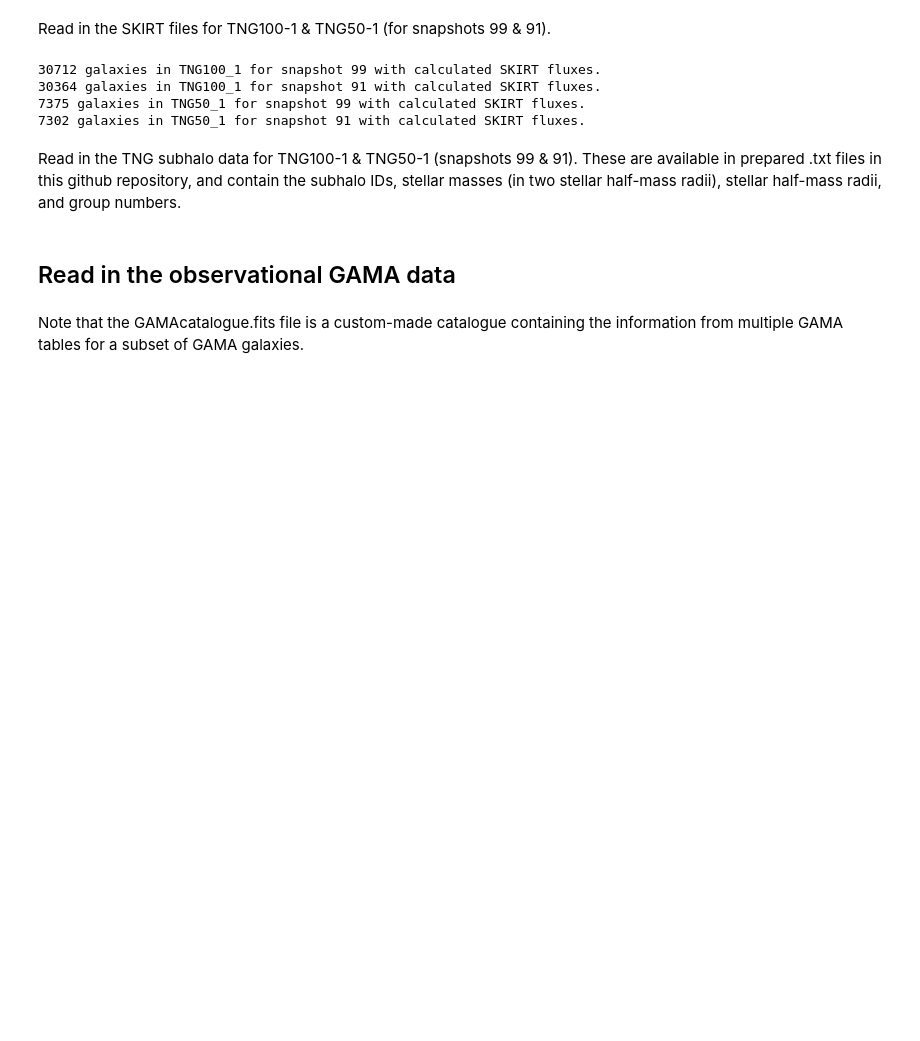
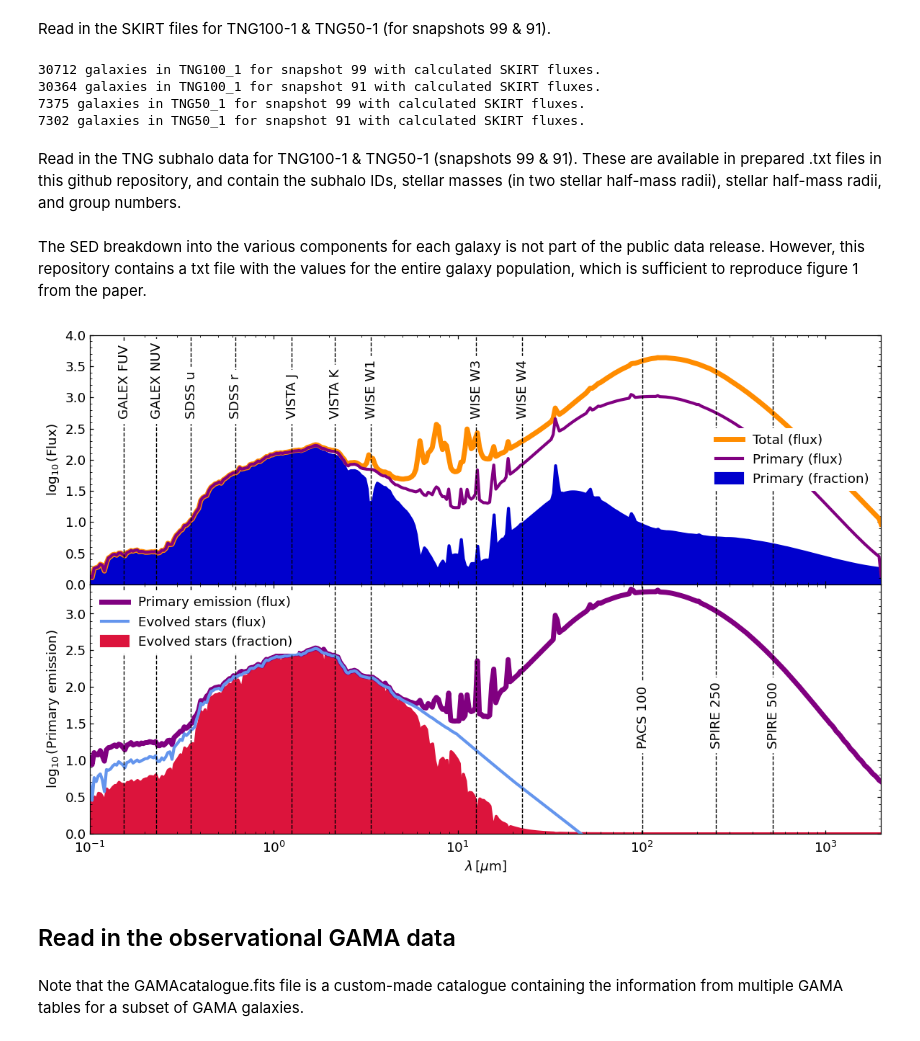
Before and after one commit to andreagebek/TNG100colors, a Jupyter notebook: analysis.ipynb, the cells around one changed output. Drawn from its saved outputs; the diff is of its cells as text; code cells hidden in the pictures; blank space fills up the shorter version.

Commit message:
Added SED breakdown plot

```diff
--- a/analysis.ipynb
+++ b/analysis.ipynb
@@ -148,6 +148,81 @@ for sim in ['TNG100_1', 'TNG50_1']:
         MstarInRad_TNG[sim + '_' + snapshot] = subhaloCat[:, 1] # In solar masses
         Rstar_TNG[sim + '_' + snapshot] = subhaloCat[:, 2] # In kpc
         GrNr_TNG[sim + '_' + snapshot] = subhaloCat[:, 3] # Group number
+# %% [markdown]
+The SED breakdown into the various components for each galaxy is not part of the public data release. However, this repository contains a txt file with the values for the entire galaxy population, which is sufficient to reproduce figure 1 from the paper.
+# %%
+wavelength, SED_total, SED_primary, SED_primaryEmission, SED_evolvedStars = np.loadtxt('simulationData/SEDbreakdown.txt', unpack = True)
+
+# Arbitrary normalizations to make the plot look nice
+normalization_0 = 80.
+normalization_1 = 2e24
+
+fig, axes = plt.subplots(figsize = (12., 8.), nrows = 2, ncols = 1)
+
+axes[0].plot(wavelength, np.log10(SED_total / normalization_0), color = 'darkorange', linewidth = 5., label = 'Total (flux)')
+axes[0].plot(wavelength, np.log10(SED_primary / normalization_0), color = 'purple', linewidth = 3., label = 'Primary (flux)')
+axes[0].fill_between(wavelength, SED_primary / SED_total * np.log10(SED_total / normalization_0),
+                     color = 'mediumblue', linewidth = 3., label = 'Primary (fraction)')
+
+
+lg0 = axes[0].legend(loc = 'center right')
+lg0.get_frame().set_linewidth(0.0)
+lg0.get_frame().set_alpha(None)
+
+
+axes[1].plot(wavelength, np.log10(SED_primaryEmission / normalization_1), color = 'purple', linewidth = 5., label = 'Primary emission (flux)')
+with np.errstate(divide = 'ignore'):
+    axes[1].plot(wavelength, np.log10(SED_evolvedStars / normalization_1), color = 'cornflowerblue', linewidth = 3., label = 'Evolved stars (flux)')
+axes[1].fill_between(wavelength, SED_evolvedStars / SED_primaryEmission * np.log10(SED_primaryEmission / normalization_1),
+                     color = 'crimson', linewidth = 3., label = 'Evolved stars (fraction)')
+
+lg1 = axes[1].legend(loc = 'upper left')
+lg1.get_frame().set_linewidth(0.0)
+lg1.get_frame().set_alpha(None)
+
+pivotWavelengths_figure1 = {'GALEX_FUV': 0.15351, 'GALEX_NUV': 0.23008, 'SDSS_u': 0.35565, 'SDSS_r': 0.61755,
+'VISTA_J': 1.2525, 'VISTA_K': 2.1522, 'WISE_W1': 3.3897, 'WISE_W3': 12.568, 'WISE_W4': 22.314,
+'PACS_100': 100.8, 'SPIRE_250': 252.55, 'SPIRE_500': 515.36}
+
+labels = {'GALEX_FUV': 'GALEX FUV', 'GALEX_NUV': 'GALEX NUV', 'SDSS_u': 'SDSS u', 'SDSS_r': 'SDSS r',
+          'VISTA_J': 'VISTA J', 'VISTA_K': 'VISTA K', 'WISE_W1': 'WISE W1', 'WISE_W3': 'WISE W3',
+          'WISE_W4': 'WISE W4', 'PACS_100': 'PACS 100', 'SPIRE_250': 'SPIRE 250', 'SPIRE_500': 'SPIRE 500'}
+
+axes[0].vlines(pivotWavelengths_figure1.values(), ymin = 0., ymax = 4., color = 'black', linewidth = 1., linestyle = '--')
+axes[1].vlines(pivotWavelengths_figure1.values(), ymin = 0., ymax = 3.4, color = 'black', linewidth = 1., linestyle = '--')
+
+for key in pivotWavelengths_figure1.keys():
+    if pivotWavelengths_figure1[key] > 100.:
+        yText = 1.2
+        panelIdx = 1
+    else:
+        yText = 2.7
+        panelIdx = 0
+    axes[panelIdx].text(x = pivotWavelengths_figure1[key] * 0.93, y = yText, s = labels[key], rotation = 'vertical', backgroundcolor = 'white')
+
+axes[1].set_xlabel('$\lambda\,[\mu\mathrm{m}]$')
+axes[0].set_ylabel(r'$\log_{10}(\mathrm{Flux})$')
+axes[1].set_ylabel(r'$\log_{10}(\mathrm{Primary\ emission})$')
+
+axes[0].set_ylim(0., 4.)
+axes[1].set_ylim(0., 3.4)
+
+for ax in axes:
+    ax.set_xscale('log')
+    ax.set_xlim(0.1, 2000.)
+
+    ax.tick_params(which='both', direction='in', top=True, right=True)
+    ax.minorticks_on()
+
+axes[1].tick_params(axis = 'x', which = 'both', pad = 7.)
+axes[0].set_xticklabels([])
+
+
+plt.tight_layout()
+plt.subplots_adjust(hspace = 0)
+plt.show()
+# %% [output]
+[figure, added]
 # %% [markdown]
 ## Read in the observational GAMA data
 # %% [markdown]
```
Also changed, not shown: parts of 7 cells of this notebook, 1 other file.
